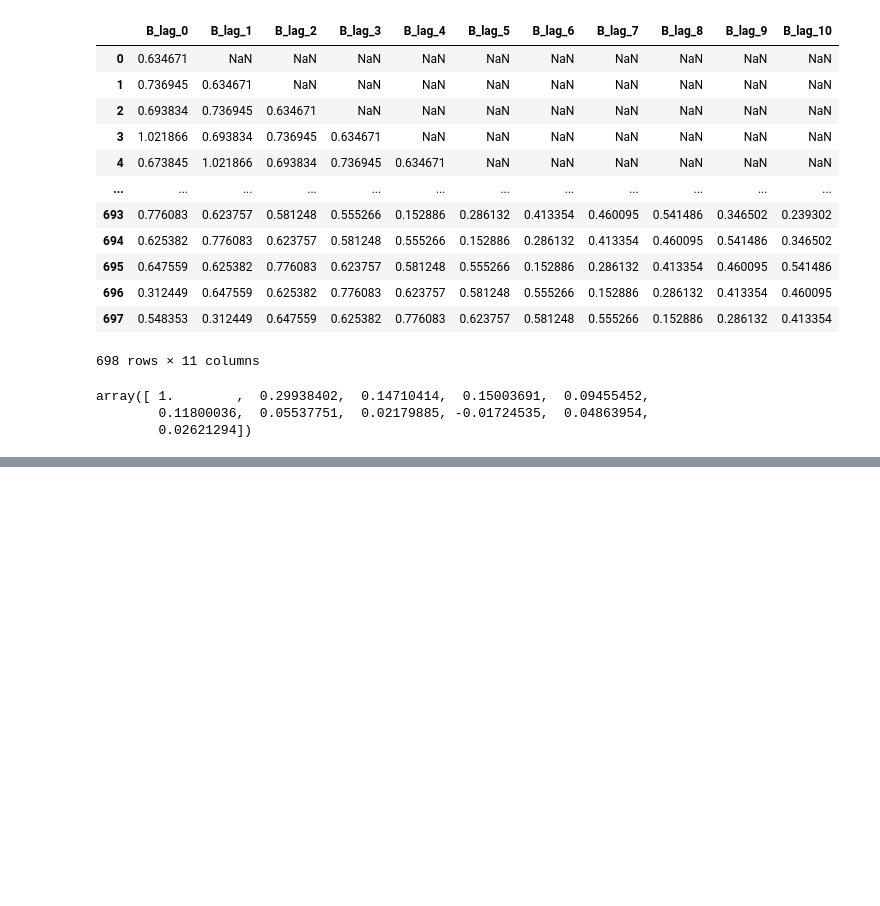
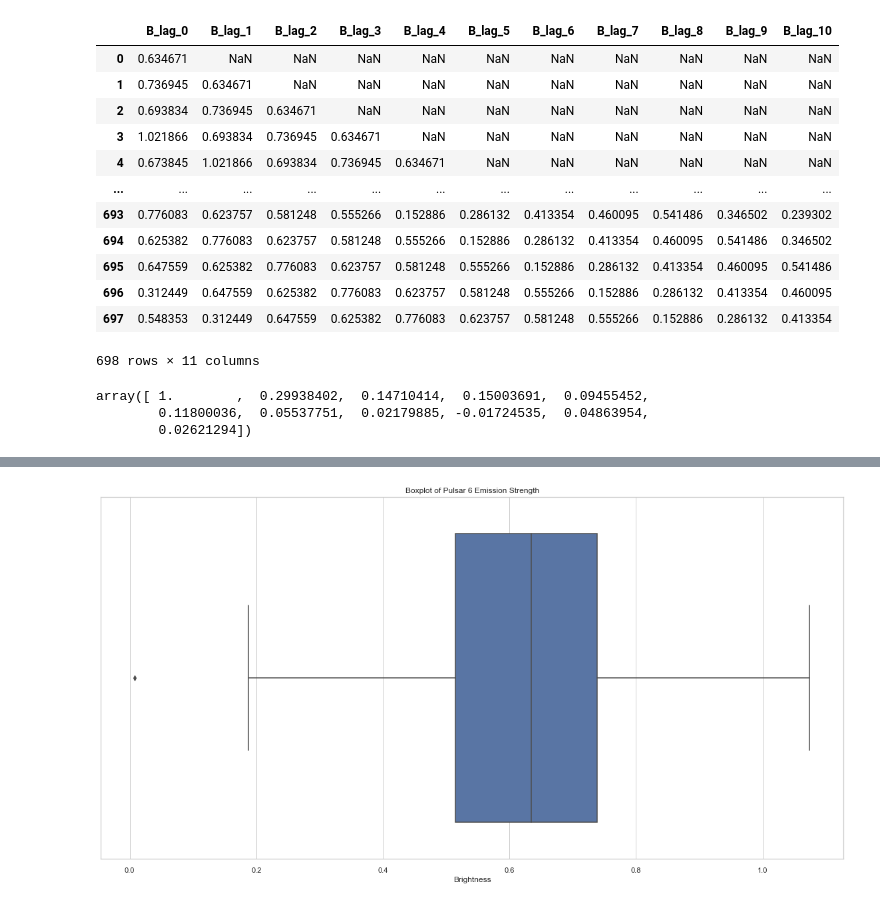
Before and after one commit to doughnutgod/PulsarPioneers, a Jupyter notebook: pulsar6.ipynb, the cells around one changed output, grey strips where cells are left out. Cells and saved outputs as stored; diff of their text form; code cells hidden in the pictures; blank space fills up the shorter version.

Commit message:
did some stuff with auto corr and frames

```diff
--- a/pulsar6.ipynb
+++ b/pulsar6.ipynb
@@ -446,0 +505,41 @@ array([ 1.        ,  0.29938402,  0.14710414,  0.15003691,  0.09455452,
+# %%
+size = 100
+N = int(len(pulsar6)/size)
+pulsarsubframes = [pulsar6.iloc[i*size:(i+1)*size].copy() for i in range(N+1)]
+#pulsarsubframes[-1]
+
+frame1 = pulsarsubframes[0]
+frame2 = pulsarsubframes[1]
+frame3 = pulsarsubframes[2]
+frame4 = pulsarsubframes[3]
+frame5 = pulsarsubframes[4]
+frame6 = pulsarsubframes[5]
+frame7 = pulsarsubframes[6]
+
+medianframe1 = frame1["Brightness"].median()
+print("Median of Pulsar6: ", medianframe1)
+frame1['Binary'] = np.where(frame1['Brightness'] > medianframe1, 1, 0)
+
+medianframe2 = frame2["Brightness"].median()
+print("Median of Pulsar6: ", medianframe2)
+frame2['Binary'] = np.where(frame2['Brightness'] > medianframe2, 1, 0)
+
+medianframe3 = frame3["Brightness"].median()
+print("Median of Pulsar6: ", medianframe3)
+frame3['Binary'] = np.where(frame3['Brightness'] > medianframe3, 1, 0)
+
+medianframe4 = frame4["Brightness"].median()
+print("Median of Pulsar6: ", medianframe4)
+frame4['Binary'] = np.where(frame4['Brightness'] > medianframe4, 1, 0)
+
+medianframe5 = frame5["Brightness"].median()
+print("Median of Pulsar6: ", medianframe5)
+frame5['Binary'] = np.where(frame5['Brightness'] > medianframe5, 1, 0)
+
+medianframe6 = frame6["Brightness"].median()
+print("Median of Pulsar6: ", medianframe6)
+frame6['Binary'] = np.where(frame6['Brightness'] > medianframe6, 1, 0)
+
+medianframe7 = frame7["Brightness"].median()
+print("Median of Pulsar6: ", medianframe7)
+frame7['Binary'] = np.where(frame7['Brightness'] > medianframe7, 1, 0)
@@ -446,0 +581,6 @@ array([ 1.        ,  0.29938402,  0.14710414,  0.15003691,  0.09455452,
+# %%
+plt.figure(figsize=(20,10))
+sns.set_theme(style="whitegrid")
+ax = sns.boxplot(x=frame1["Brightness"]).set_title("Boxplot of Pulsar 6 Emission Strength")
+# %% [output]
+[figure, added]
```
Also changed, not shown: parts of 39 cells of this notebook, 1 other file.
